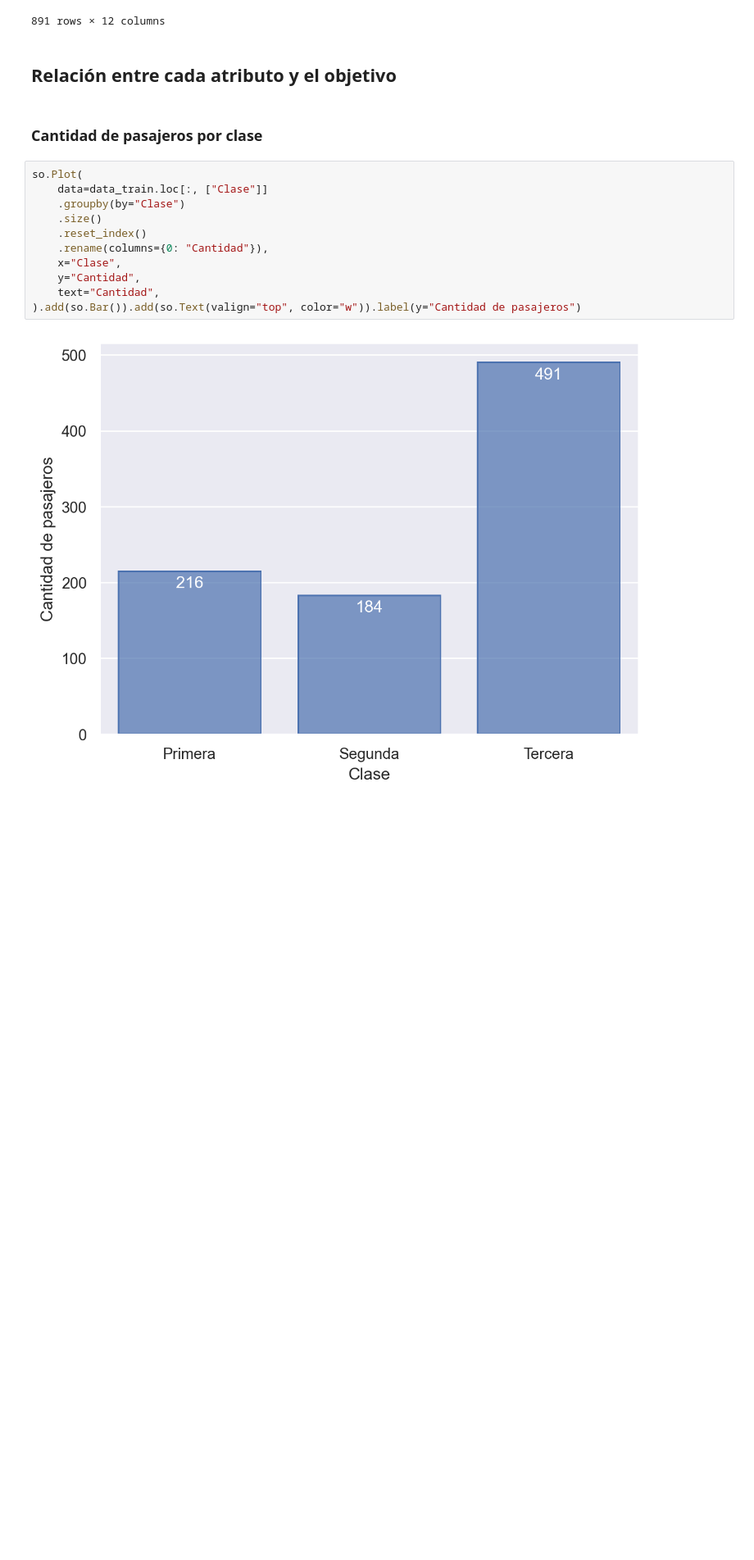
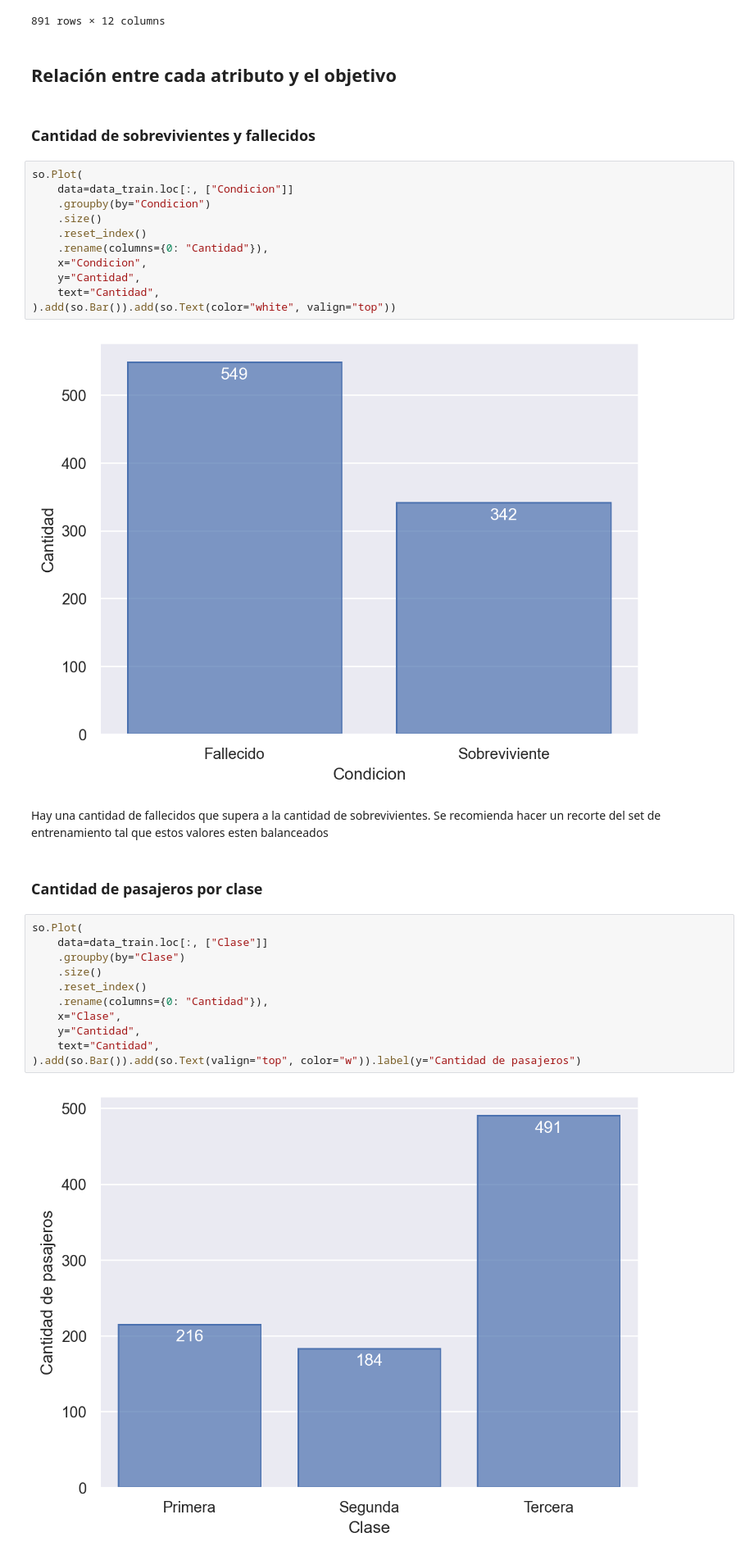
Before and after one commit to joackob/titanic-ml, a Jupyter notebook: notebooks/2-visual-and-statistical-exploration.ipynb, the cells around one changed output. Shown at 82% size. Drawn from its saved outputs; the diff is of its cells as text; blank space fills up the shorter version.

```diff
--- a/notebooks/2-visual-and-statistical-exploration.ipynb
+++ b/notebooks/2-visual-and-statistical-exploration.ipynb
@@ -25,6 +25,23 @@ data_train
 891 rows × 12 columns
 # %% [markdown]
 ## Relación entre cada atributo y el objetivo
+# %% [markdown]
+### Cantidad de sobrevivientes y fallecidos
+# %%
+so.Plot(
+    data=data_train.loc[:, ["Condicion"]]
+    .groupby(by="Condicion")
+    .size()
+    .reset_index()
+    .rename(columns={0: "Cantidad"}),
+    x="Condicion",
+    y="Cantidad",
+    text="Cantidad",
+).add(so.Bar()).add(so.Text(color="white", valign="top"))
+# %% [output]
+[figure, added]
+# %% [markdown]
+Hay una cantidad de fallecidos que supera a la cantidad de sobrevivientes. Se recomienda hacer un recorte del set de entrenamiento tal que estos valores esten balanceados
 # %% [markdown]
 ### Cantidad de pasajeros por clase
 # %%
```
Also changed, not shown: parts of 3 cells of this notebook, 13 other files.
